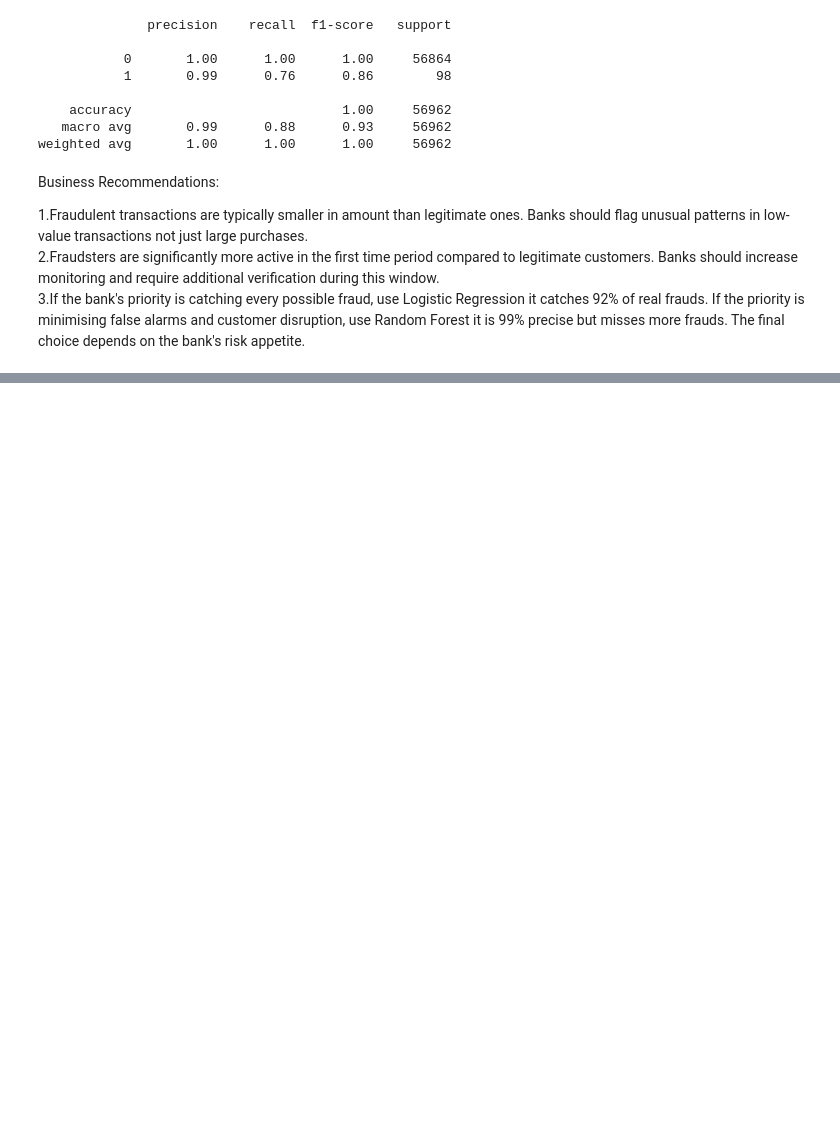
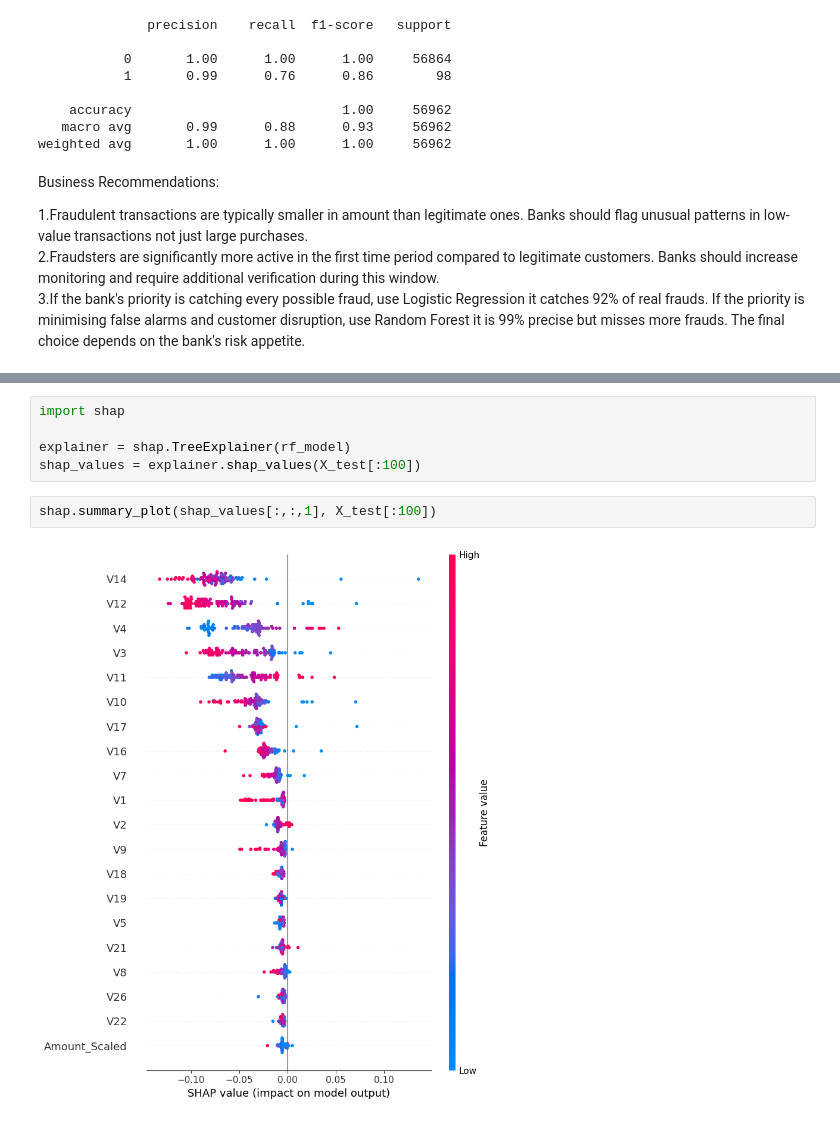
Before and after one commit to pankh-pixel/credit-card-fraud-detection, a Jupyter notebook: credit_card_fraud_detection.ipynb, the cells around one changed output, grey strips where cells are left out. Drawn from its saved outputs; the diff is of its cells as text; blank space fills up the shorter version.

```diff
--- a/credit_card_fraud_detection.ipynb
+++ b/credit_card_fraud_detection.ipynb
@@ -182,0 +258,9 @@ Business Recommendations:
+# %%
+import shap
+
+explainer = shap.TreeExplainer(rf_model)
+shap_values = explainer.shap_values(X_test[:100])
+# %%
+shap.summary_plot(shap_values[:,:,1], X_test[:100])
+# %% [output]
+[figure, added]
```
Also changed, not shown: parts of 6 cells of this notebook.
